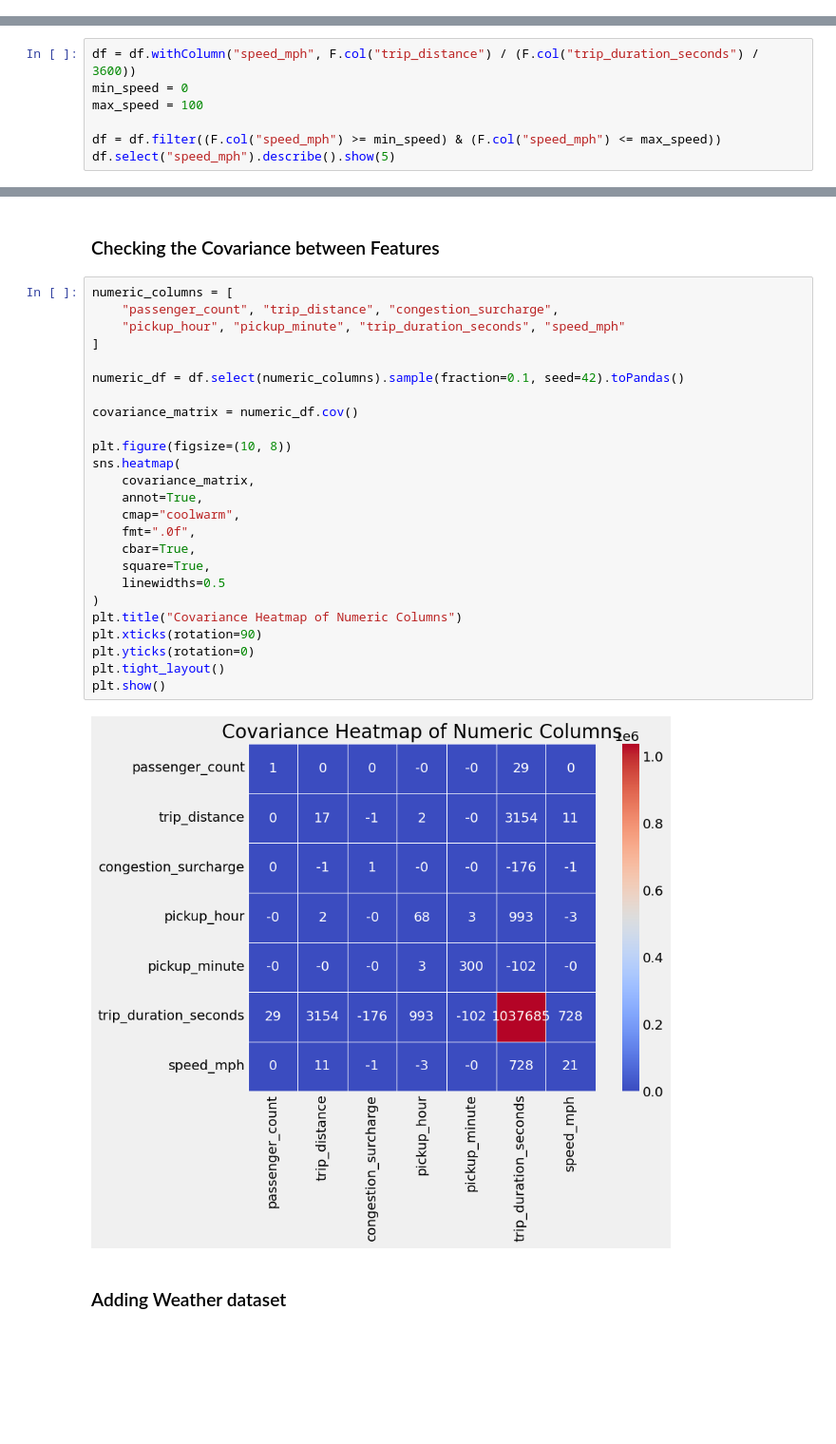
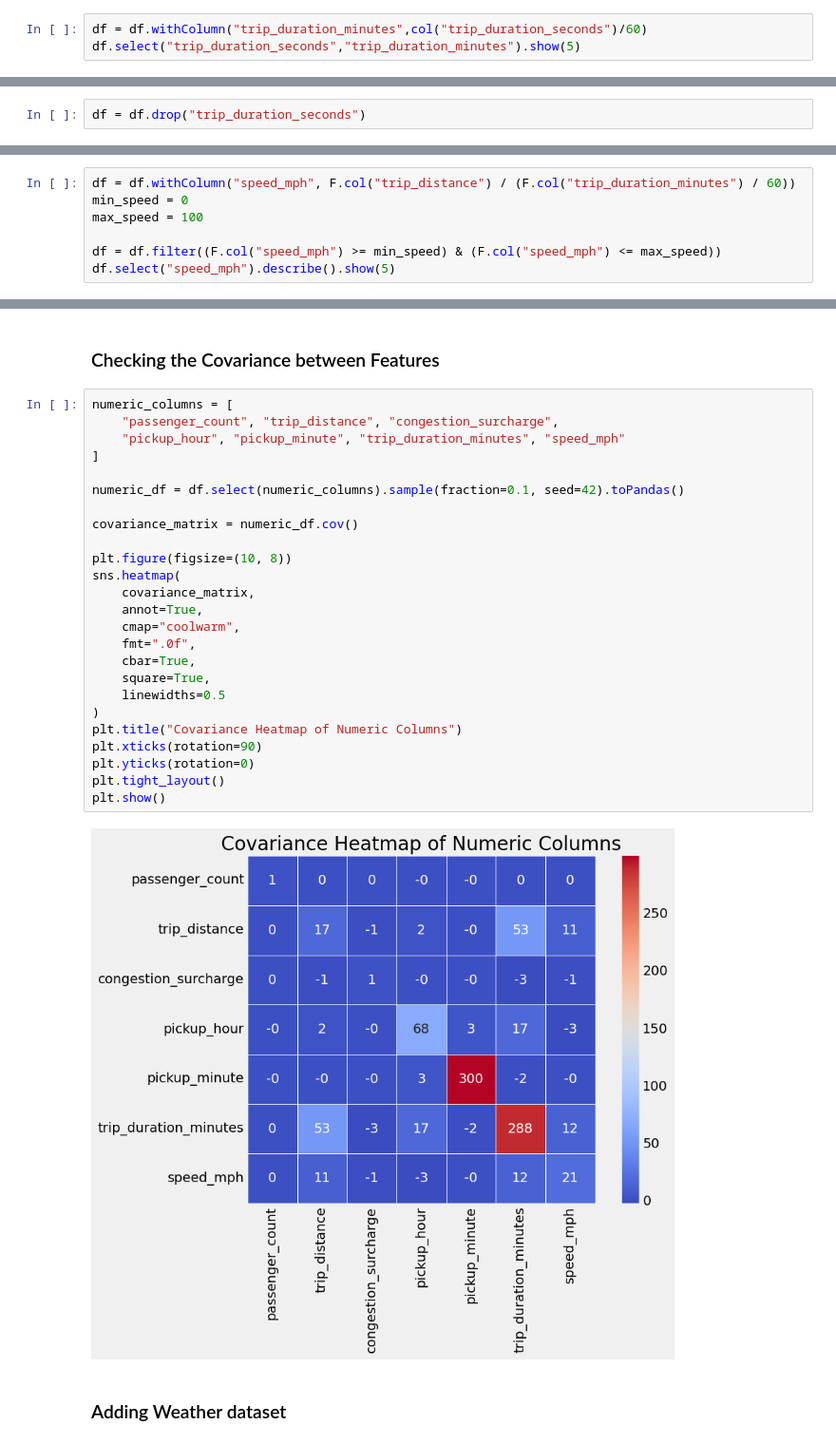
Before and after one commit to nhhongan/nyc_yellow_taxi_eta, a Jupyter notebook: notebook/eda_modelling_eta.ipynb, the cells around one changed output, grey strips where cells are left out. Shown at 95% size. Cells and saved outputs as stored; diff of their text form; blank space fills up the shorter version.

Commit message:
change trip duration into minute, evaluate the 2 model

```diff
--- a/notebook/eda_modelling_eta.ipynb
+++ b/notebook/eda_modelling_eta.ipynb
@@ -395,3 +390,6 @@ df.select("trip_duration_seconds").show(5)
 |                  751|
 +---------------------+
 only showing top 5 rows
+# %%
+df = df.withColumn("trip_duration_minutes",col("trip_duration_seconds")/60)
+df.select("trip_duration_seconds","trip_duration_minutes").show(5)
@@ -398,7 +407,9 @@ only showing top 5 rows
+# %%
+df = df.drop("trip_duration_seconds")
 # %% [markdown]
 #### speed in miles per hour
 # %%
-df = df.withColumn("speed_mph", F.col("trip_distance") / (F.col("trip_duration_seconds") / 3600))
+df = df.withColumn("speed_mph", F.col("trip_distance") / (F.col("trip_duration_minutes") / 60))
 min_speed = 0
 max_speed = 100
 
@@ -593,30 +606,30 @@ plt.show()
 # %%
 numeric_columns = [
     "passenger_count", "trip_distance", "congestion_surcharge",
-    "pickup_hour", "pickup_minute", "trip_duration_seconds", "speed_mph"
+    "pickup_hour", "pickup_minute", "trip_duration_minutes", "speed_mph"
 ]
 
 numeric_df = df.select(numeric_columns).sample(fraction=0.1, seed=42).toPandas()
 
 covariance_matrix = numeric_df.cov()
 
 plt.figure(figsize=(10, 8))
 sns.heatmap(
     covariance_matrix,
     annot=True,
     cmap="coolwarm",
     fmt=".0f",
     cbar=True,
     square=True,
     linewidths=0.5
 )
 plt.title("Covariance Heatmap of Numeric Columns")
 plt.xticks(rotation=90)
 plt.yticks(rotation=0)
 plt.tight_layout()
 plt.show()
 # %% [output]
-[figure, old version]
+[figure, new version]
 # %% [markdown]
 ### Adding Weather dataset
 # %%
```
Also changed, not shown: parts of 20 cells of this notebook, 1 other file.
